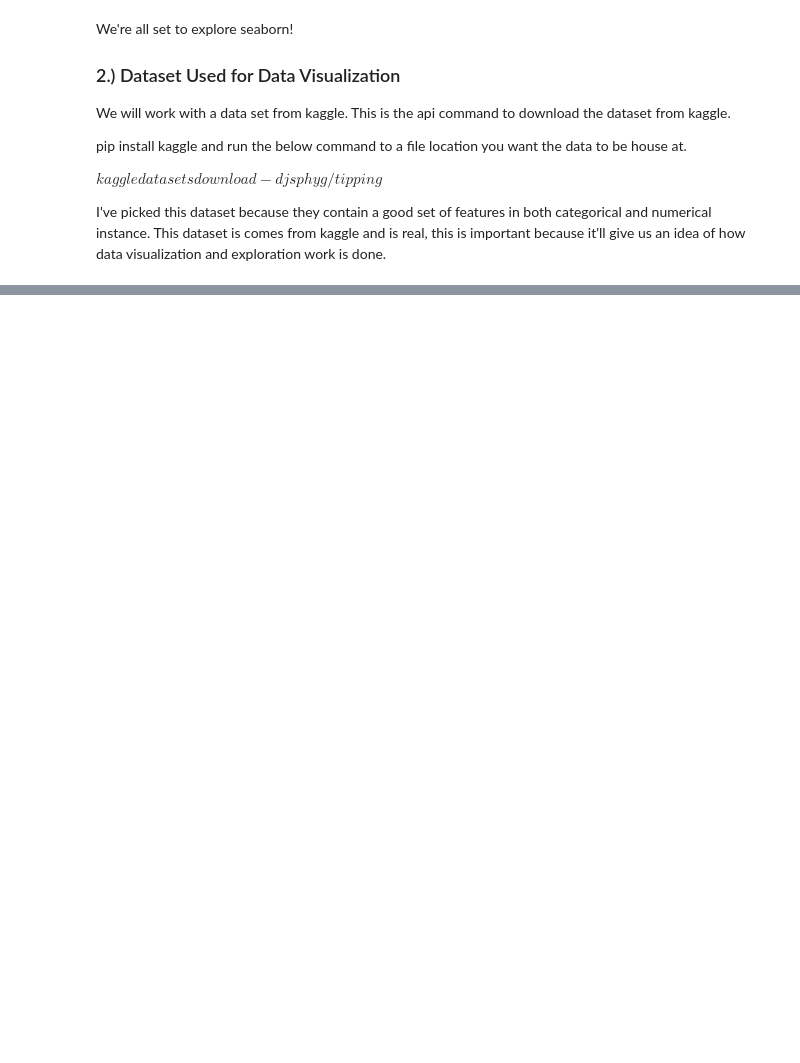
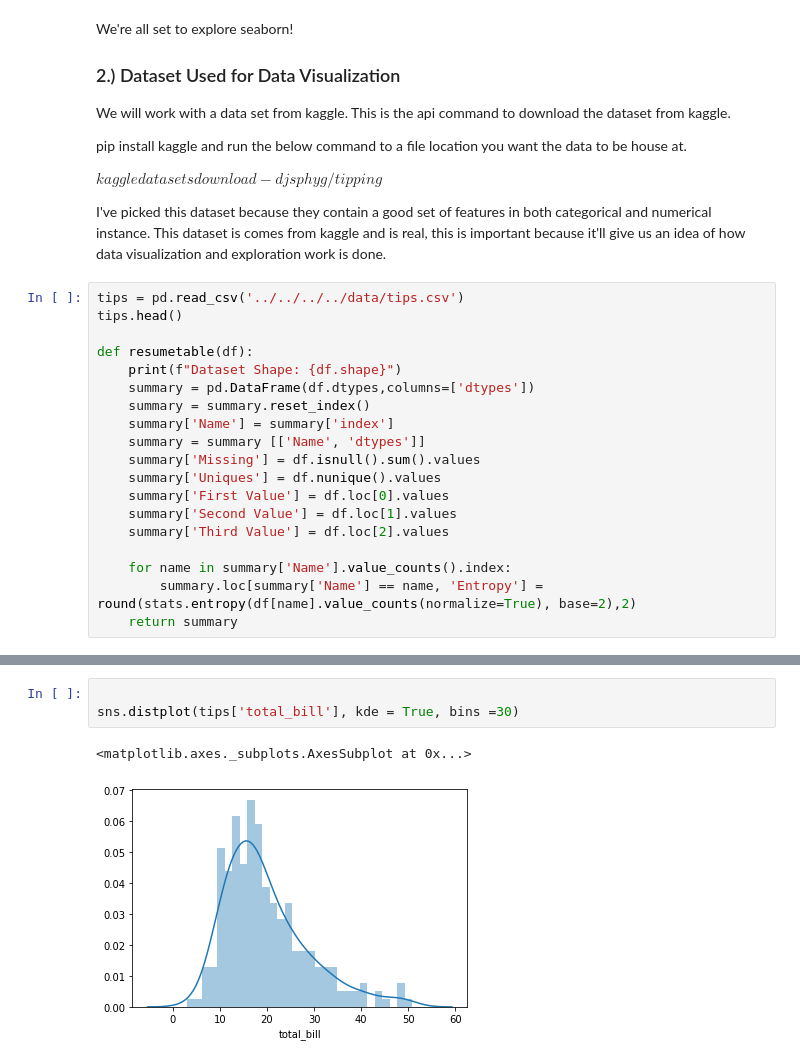
Before and after one commit to jaymanalastas/jaymanalastas.github.io, a Jupyter notebook: content/2019/1/DeepDive_seaborn.ipynb, the cells around one changed output, grey strips where cells are left out. Saved outputs shown, nothing was run; the diff lists cells and outputs as text; blank space fills up the shorter version.

```diff
--- a/content/2019/1/DeepDive_seaborn.ipynb
+++ b/content/2019/1/DeepDive_seaborn.ipynb
@@ -57,3 +58,22 @@ pip install kaggle and run the below command to a file location you want the dat
 $kaggle datasets download -d jsphyg/tipping$
 
 I've picked this dataset because they contain a good set of features in both categorical and numerical instance. This dataset is comes from kaggle and is real, this is important because it'll give us an idea of how data visualization and exploration work is done.
+# %%
+tips = pd.read_csv('../../../../data/tips.csv')
+tips.head()
+
+def resumetable(df):
+    print(f"Dataset Shape: {df.shape}")
+    summary = pd.DataFrame(df.dtypes,columns=['dtypes'])
+    summary = summary.reset_index()
+    summary['Name'] = summary['index']
+    summary = summary [['Name', 'dtypes']]
+    summary['Missing'] = df.isnull().sum().values
+    summary['Uniques'] = df.nunique().values
+    summary['First Value'] = df.loc[0].values
+    summary['Second Value'] = df.loc[1].values
+    summary['Third Value'] = df.loc[2].values
+
+    for name in summary['Name'].value_counts().index:
+        summary.loc[summary['Name'] == name, 'Entropy'] = round(stats.entropy(df[name].value_counts(normalize=True), base=2),2)
+    return summary
@@ -59,0 +90,6 @@ I've picked this dataset because they contain a good set of features in both cat
+# %%
+
+sns.distplot(tips['total_bill'], kde = True, bins =30)
+# %% [output]
+<matplotlib.axes._subplots.AxesSubplot at 0x...>
+[figure, added]
```
Also changed, not shown: parts of 6 cells of this notebook, 13 other files.
